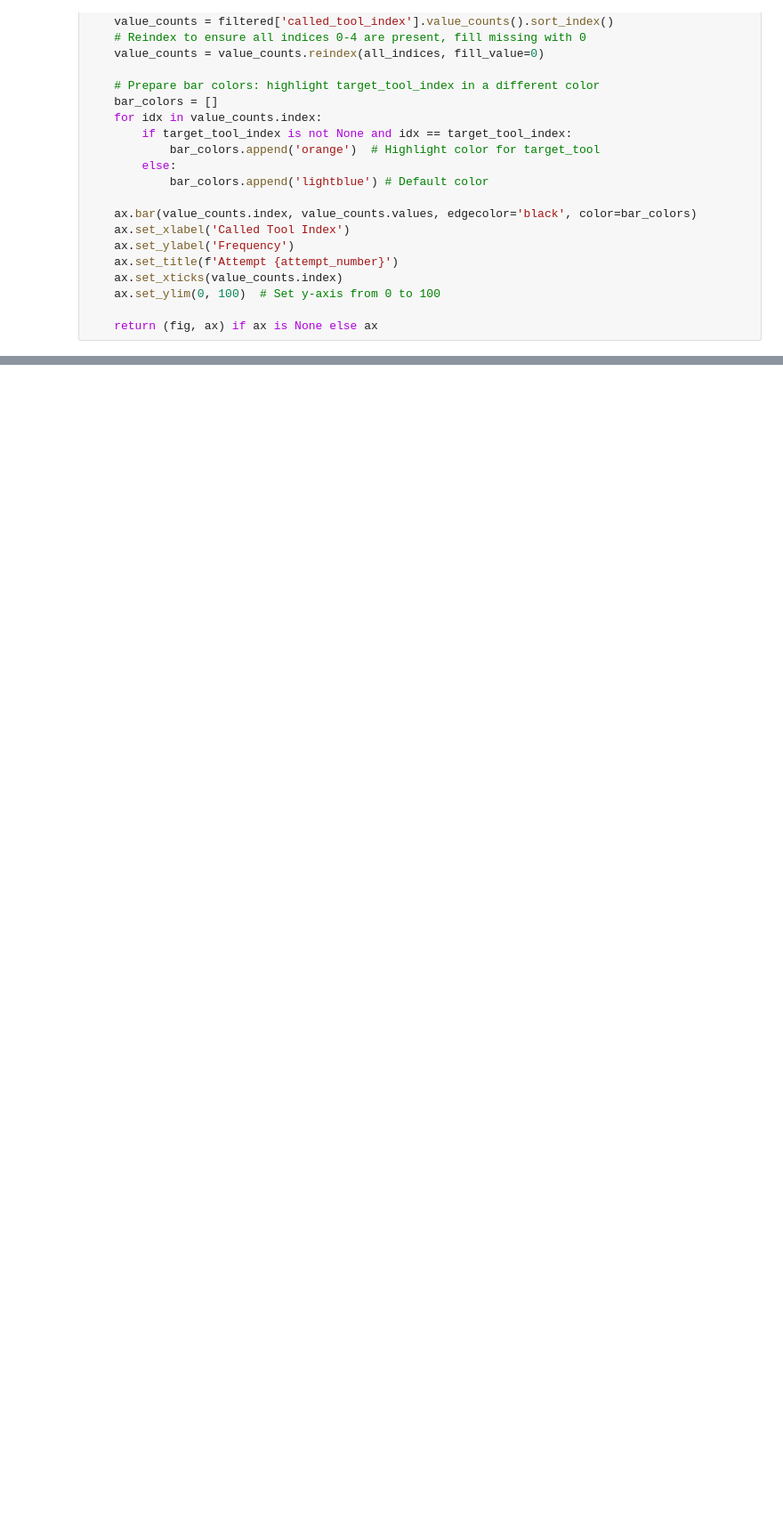
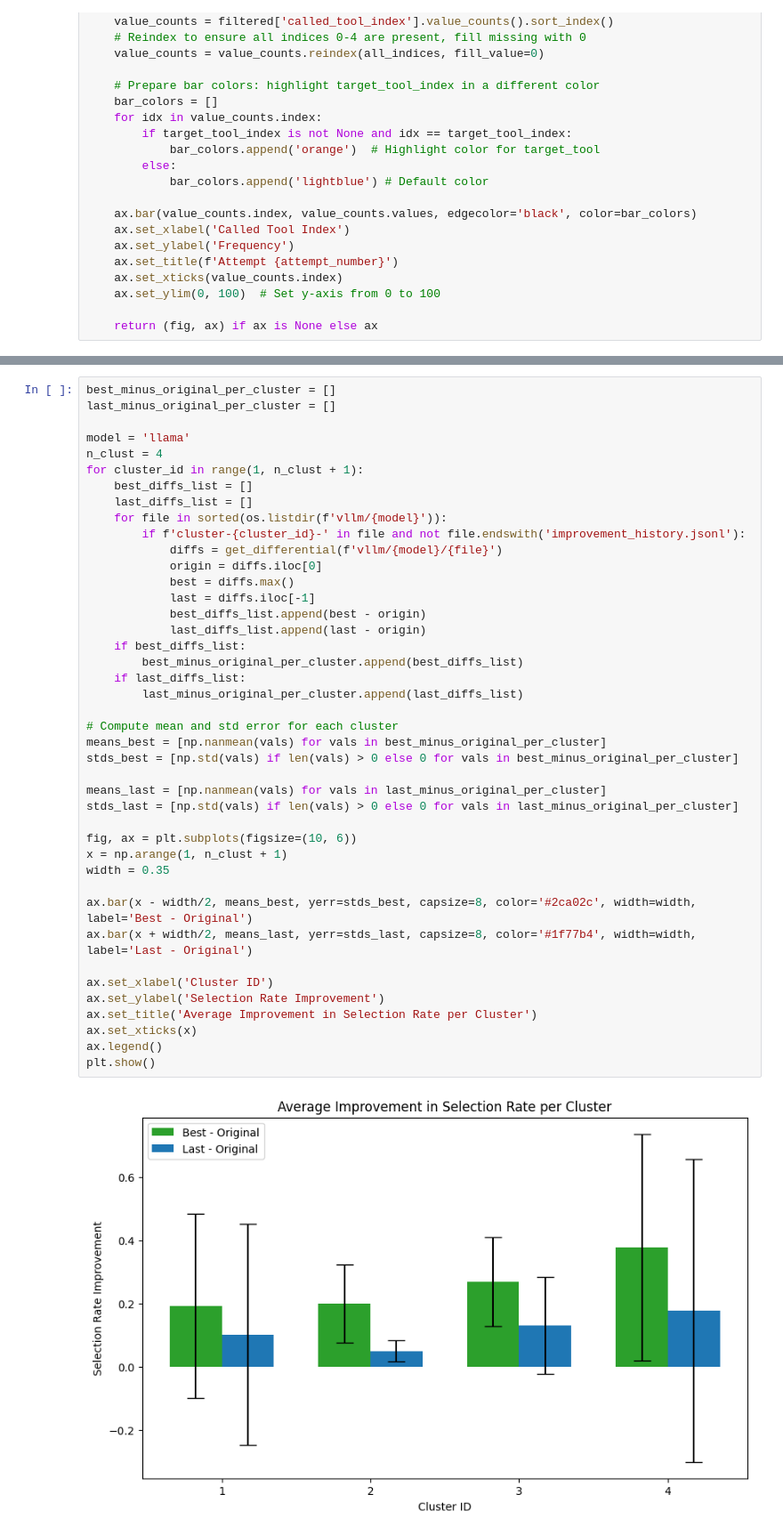
Before and after one commit to j-sneh/thesis-experiments, a Jupyter notebook: results/cluster-analysis.ipynb, the cells around one changed output, grey strips where cells are left out. Shown at 89% size. Saved outputs shown, nothing was run; the diff lists cells and outputs as text; blank space fills up the shorter version.

```diff
--- a/results/cluster-analysis.ipynb
+++ b/results/cluster-analysis.ipynb
@@ -164,0 +135,44 @@ plt.show()
+# %%
+best_minus_original_per_cluster = []
+last_minus_original_per_cluster = []
+
+model = 'llama'
+n_clust = 4
+for cluster_id in range(1, n_clust + 1):
+    best_diffs_list = []
+    last_diffs_list = []
+    for file in sorted(os.listdir(f'vllm/{model}')):
+        if f'cluster-{cluster_id}-' in file and not file.endswith('improvement_history.jsonl'):
+            diffs = get_differential(f'vllm/{model}/{file}')
+            origin = diffs.iloc[0]
+            best = diffs.max()
+            last = diffs.iloc[-1]
+            best_diffs_list.append(best - origin)
+            last_diffs_list.append(last - origin)
+    if best_diffs_list:
+        best_minus_original_per_cluster.append(best_diffs_list)
+    if last_diffs_list:
+        last_minus_original_per_cluster.append(last_diffs_list)
+
+# Compute mean and std error for each cluster
+means_best = [np.nanmean(vals) for vals in best_minus_original_per_cluster]
+stds_best = [np.std(vals) if len(vals) > 0 else 0 for vals in best_minus_original_per_cluster]
+
+means_last = [np.nanmean(vals) for vals in last_minus_original_per_cluster]
+stds_last = [np.std(vals) if len(vals) > 0 else 0 for vals in last_minus_original_per_cluster]
+
+fig, ax = plt.subplots(figsize=(10, 6))
+x = np.arange(1, n_clust + 1)
+width = 0.35
+
+ax.bar(x - width/2, means_best, yerr=stds_best, capsize=8, color='#2ca02c', width=width, label='Best - Original')
+ax.bar(x + width/2, means_last, yerr=stds_last, capsize=8, color='#1f77b4', width=width, label='Last - Original')
+
+ax.set_xlabel('Cluster ID')
+ax.set_ylabel('Selection Rate Improvement')
+ax.set_title('Average Improvement in Selection Rate per Cluster')
+ax.set_xticks(x)
+ax.legend()
+plt.show()
+# %% [output]
+[figure, added]
```
Also changed, not shown: parts of 1 cell of this notebook.
